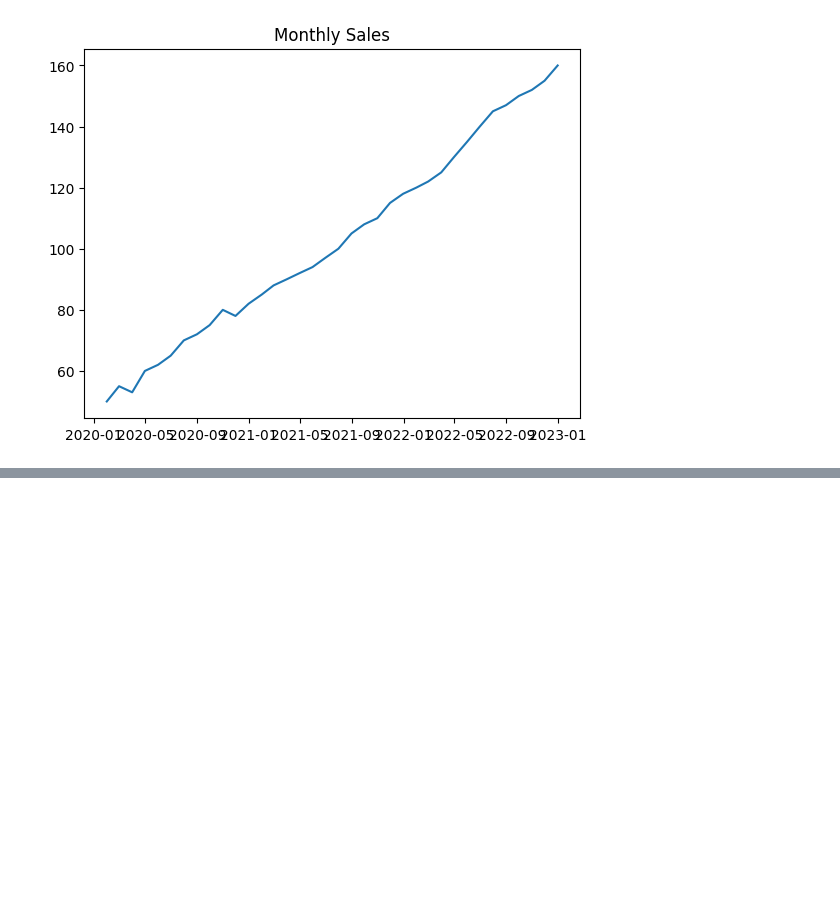
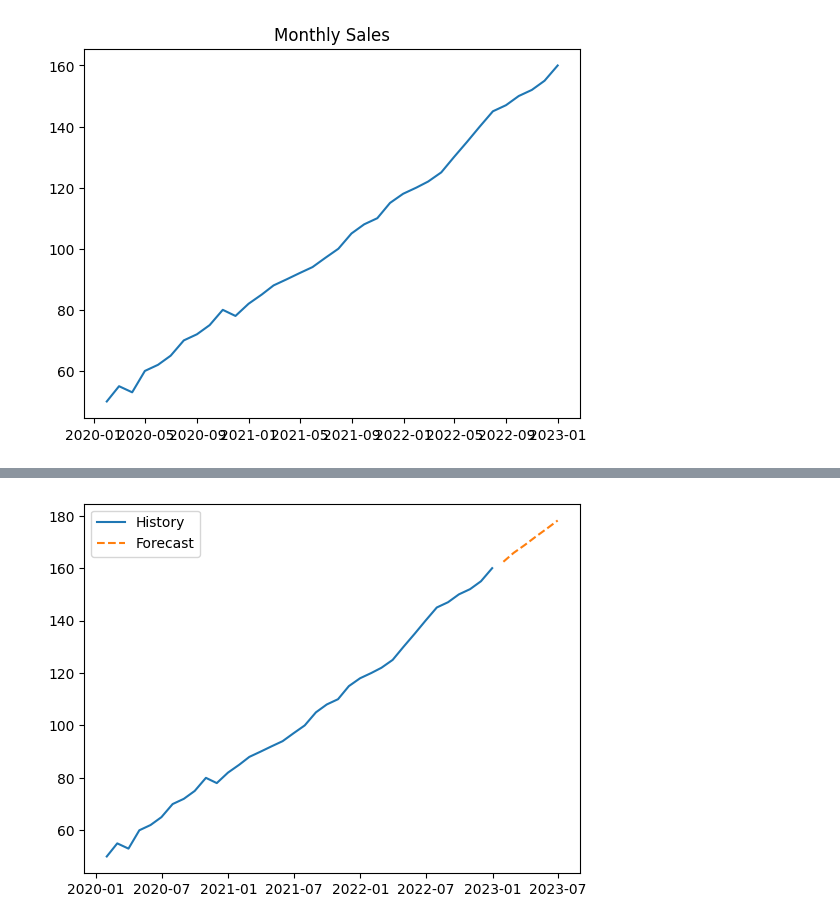
Before and after one commit to WambuaRack/Time-Series-Forecasting, a Jupyter notebook: main.ipynb, the cells around one changed output, grey strips where cells are left out. Drawn from its saved outputs; the diff is of its cells as text; code cells hidden in the pictures; blank space fills up the shorter version.

Commit message:
arima

```diff
--- a/main.ipynb
+++ b/main.ipynb
@@ -18,3 +18,13 @@ plt.title("Monthly Sales")
 plt.show()
 # %% [output]
 [figure]
+# %%
+model =auto_arima(
+    df.sales,
+    trace=True,
+    seasonal=False,
+    error_action='ignore',
+    suppress_warnings=True
+)
+
+model.summary
@@ -20,0 +46,14 @@ plt.show()
+# %%
+n_periods =6
+forecast =model.predict(n_periods=n_periods)
+
+future_dates =pd.date_range(df.index[-1]+pd.DateOffset(months=1),periods=n_periods, freq='M')
+
+forecast_df =pd.DataFrame({'forecast':forecast},index=future_dates)
+
+plt.plot(df.sales, label="History")
+plt.plot(forecast_df.forecast, label="Forecast", linestyle="--")
+plt.legend()
+plt.show()
+# %% [output]
+[figure, added]
```
Also changed, not shown: parts of 1 cell of this notebook.
